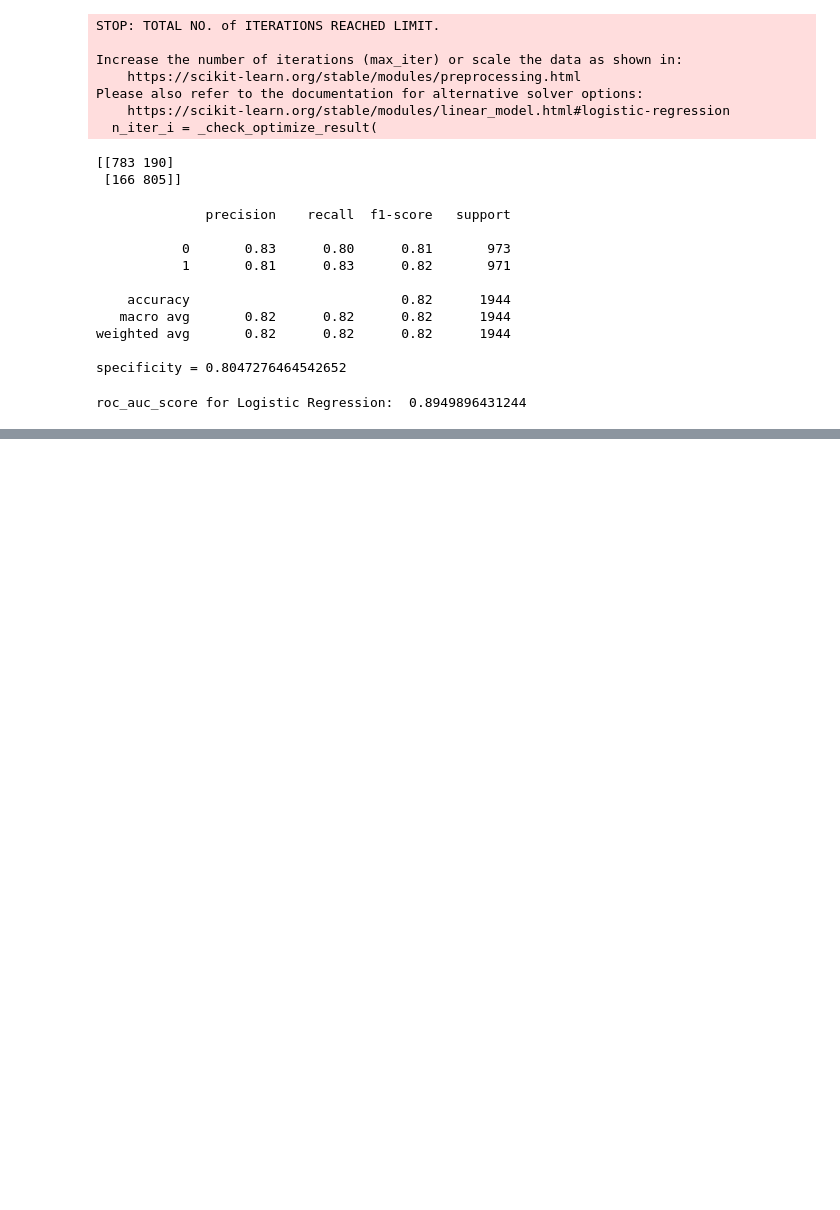
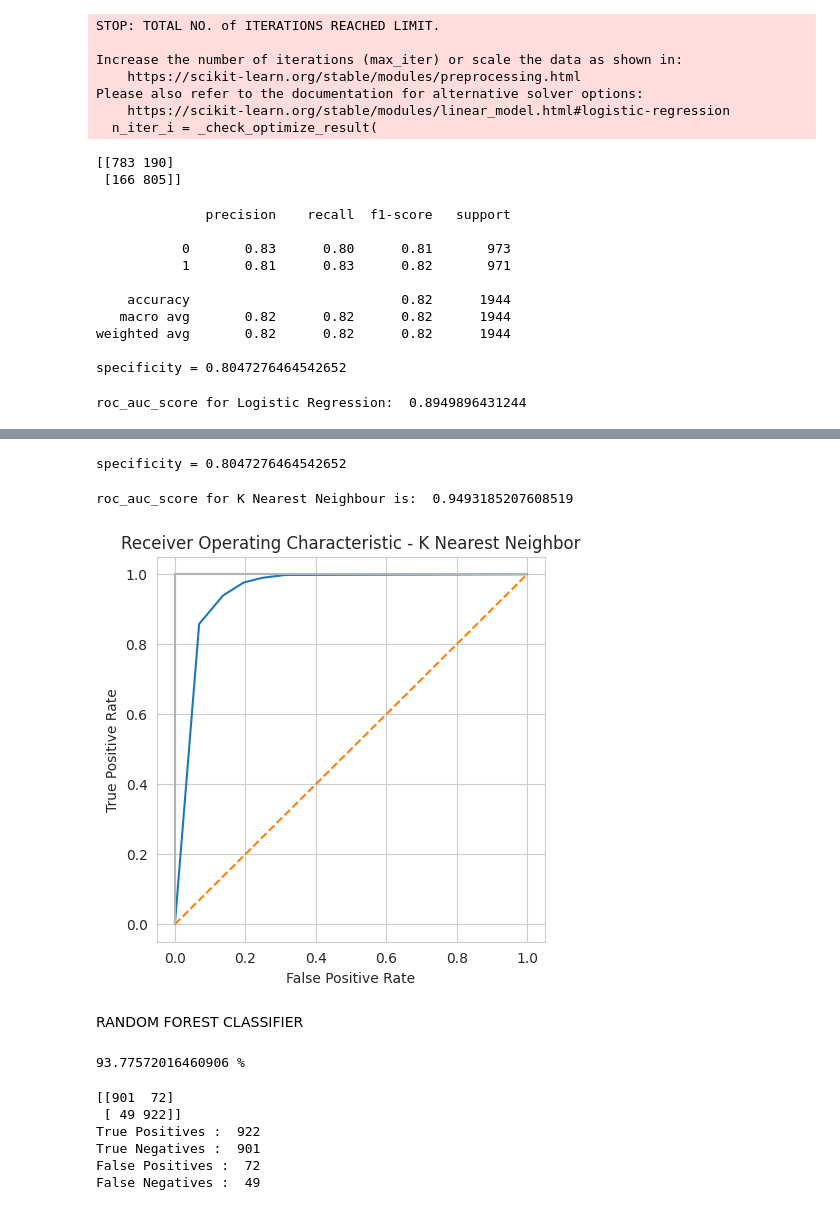
Before and after one commit to KhongDucQuang/Project_I, a Jupyter notebook: BaiTapLon/strokePre.ipynb, the cells around one changed output, grey strips where cells are left out. Cells and saved outputs as stored; diff of their text form; code cells hidden in the pictures; blank space fills up the shorter version.

```diff
--- a/BaiTapLon/strokePre.ipynb
+++ b/BaiTapLon/strokePre.ipynb
@@ -387,0 +490,45 @@ roc_auc_score for Logistic Regression:  0.8949896431244
+# %%
+print("specificity =", CM[0][0]/(CM[0][0]+CM[0][1]))
+# %% [output]
+specificity = 0.8047276464542652
+# %%
+y_score_KNN = KNN_clf.predict_proba(X_test)[:,1]
+false_positive_rate3, true_positive_rate3, threshold3 = roc_curve(Y_test, y_score_KNN)
+print('roc_auc_score for K Nearest Neighbour is: ', roc_auc_score(Y_test, y_score_KNN))
+# %% [output]
+roc_auc_score for K Nearest Neighbour is:  0.9493185207608519
+# %%
+plt.figure(figsize=(5,5))
+plt.title('Receiver Operating Characteristic - K Nearest Neighbor')
+plt.plot(false_positive_rate3, true_positive_rate3)
+plt.plot([0, 1], ls="--")
+plt.plot([0, 0], [1, 0] , c=".7"), plt.plot([1, 1] , c=".7")
+plt.ylabel('True Positive Rate')
+plt.xlabel('False Positive Rate')
+plt.show()
+# %% [output]
+[figure, added]
+# %% [markdown]
+RANDOM FOREST CLASSIFIER
+# %%
+RF = RandomForestClassifier(n_estimators=1000, random_state=47 , n_jobs = 3)
+RF.fit(X_train,Y_train)
+Y_Res_RF=RF.predict(X_test)
+RF_Accuracy = accuracy_score(Y_test, Y_Res_RF)
+print(RF_Accuracy*100,'%')
+# %% [output]
+93.77572016460906 %
+# %%
+CM = confusion_matrix(Y_test, Y_Res_RF)
+print(CM)
+print("True Positives : " , CM[1][1])
+print("True Negatives : " , CM[0][0])
+print("False Positives : " , CM[0][1])
+print("False Negatives : " , CM[1][0])
+# %% [output]
+[[901  72]
+ [ 49 922]]
+True Positives :  922
+True Negatives :  901
+False Positives :  72
+False Negatives :  49
```
Also changed, not shown: parts of 29 cells of this notebook, 27 other files.
